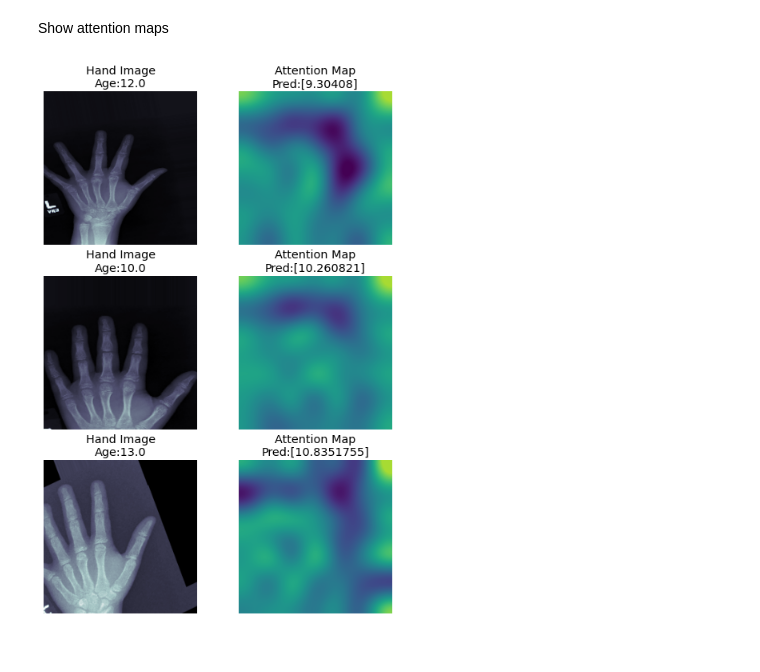
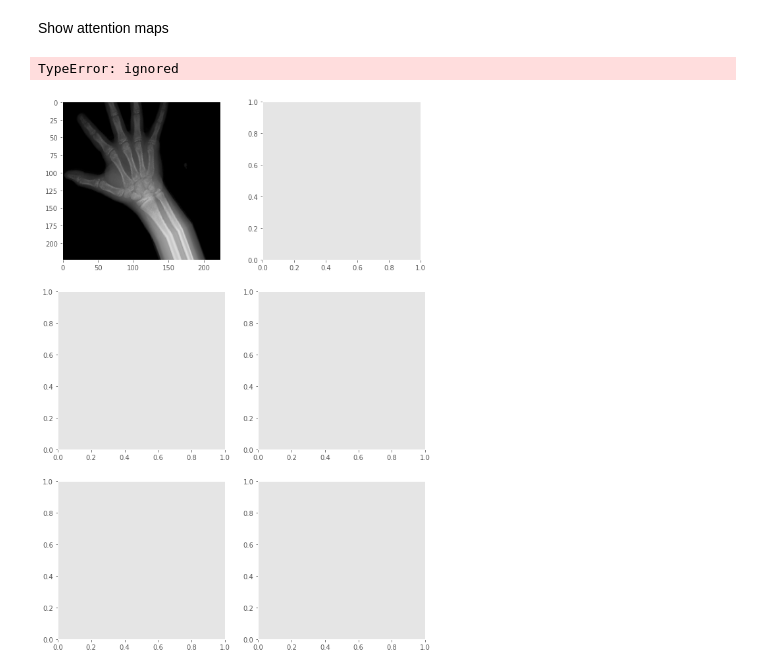
Before and after one commit to tommilotta/BoneAgePrediction, a Jupyter notebook: regression_model.ipynb, the cells around one changed output. Drawn from its saved outputs; the diff is of its cells as text; code cells hidden in the pictures.

Commit message:
Added self implemented callbacks + training

```diff
--- a/regression_model.ipynb
+++ b/regression_model.ipynb
@@ -135,0 +202,5 @@ val_steps = int(np.ceil(validation_df.shape[0] / batch_size))
+# %%
+train_df['image'] = train_df['image'].map(lambda p: 'boneage-training-dataset-masked/' + p.split('/')[-1])
+validation_df['image'] = validation_df['image'].map(lambda p: 'boneage-validation-dataset-masked/' + p.split('/')[-1])
+test_df['image'] = test_df['image'].map(lambda p: 'boneage-test-dataset-masked/' + p.split('/')[-1])
+train_df.loc[1000, 'image']
@@ -192,14 +249,9 @@ def mae_in_months(x, y):
 # %% [markdown]
 Create the callbacks for the fit function
 # %%
-from tensorflow.keras.callbacks import ModelCheckpoint, EarlyStopping, ReduceLROnPlateau
-
-# weight_path = path + 'models_checkpoints/'+ "{}_weights.best.hdf5".format('incV4') # change the name
-# checkpoint = ModelCheckpoint(weight_path, monitor='val_loss', verbose=1,
-#     save_best_only=True, mode='min', save_weights_only=True)
+from keras.callbacks import ModelCheckpoint, EarlyStopping, ReduceLROnPlateau, CSVLogger
 
 early_stopping = EarlyStopping(monitor='val_loss', min_delta=0, patience=5, verbose=0, mode='auto')
 reduce_lr = ReduceLROnPlateau(monitor='val_loss', factor=0.1, patience=10, verbose=0, mode='auto',
                                 min_delta=0.0001, cooldown=0, min_lr=0)
-
-# callbacks = [checkpoint, early_stopping, reduce_lr]
+csv_logger = CSVLogger('/content/drive/My Drive/Colab Notebooks/Human Data Analytics/HDA_Project/training.log', append=True)
@@ -598,3 +766,3 @@ def Attention_vgg16(img_shape):
 # %%
-attention_model = Attention_vgg16((IMG_SIZE, IMG_SIZE, 3))
+# attention_model = Attention_vgg16((IMG_SIZE, IMG_SIZE, 3))
 attention_model.compile(loss='mse', optimizer='adam', metrics=[mae_in_months])
@@ -610,7 +785,7 @@ val_gen = datagen_val.flow_from_dataframe(dataframe=validation_df,
 weight_path = path + 'models_checkpoints/'+ "{}_weights.best.hdf5".format('attention')
 checkpoint = ModelCheckpoint(weight_path, monitor='val_loss', verbose=1, save_best_only=True,
                              mode='min', save_weights_only=True)
-callbacks = [checkpoint, early_stopping, reduce_lr]
+callbacks = [csv_logger, checkpoint, reduce_lr]
 
-attention_model.fit(train_gen, validation_data=val_gen, epochs=1, callbacks=callbacks)
+attention_model.fit(train_gen, validation_data=val_gen, epochs=50, callbacks=callbacks)
 # %% [output]
@@ -621,24 +822,42 @@ Show attention maps
 # %%
 import keras.backend as K
 
-attn_func = K.function(inputs = [attention_model.layers[0].get_input_at(0)], outputs = [attn_layer.get_output_at(0)])
+attn_func = K.function(inputs = [attention_model.layers[0].get_input_at(0)], outputs = [attention_model.layers[5].get_output_at(0)])
 
 fig, axs = plt.subplots(3, 2, figsize = (10, 15))
-[ax.axis('off') for ax in axs.flatten()]
+# [ax.axis('off') for ax in axs.flatten()]
 
-img_batch, val_batch = next(train_gen)
+# img_batch, val_batch = next(train_gen)
+img_batch, val_batch = train_gen[0]
 attn_img_batch = attn_func([img_batch])[0]
-for i, (img_ax, attn_ax) in zip([0, 1, 2], m_axs):
+for i in [0, 1, 2]:
     img = img_batch[i]
     val = val_batch[i]
     attn_img = attn_img_batch[i]
-    img_ax.imshow(img[:,:,0], cmap = 'bone')
-    attn_ax.imshow(attn_img[:, :, 0], cmap = 'viridis', vmin = 0, vmax = 1,
-                   interpolation = 'lanczos')
+    # img_ax.imshow(img[:,:,0], cmap = 'bone')
+    # axs[i][2*i + 1].imshow(attn_img[:, :, 0], cmap = 'viridis', vmin = 0, vmax = 1, interpolation = 'lanczos')
+    axs[i][2*i].imshow(img)
+    axs[i][2*i + 1].imshow(attn_img, cmap='viridis')
+    axs[i][2*i].axis('off')
+    axs[i][2*i + 1].axis('off')
 
-    g_truth = std_bone_age * y + mean_bone_age
-    img_ax.set_title('Original image\n ground truth:{}'.format(g_truth/12))
-    pred = std_bone_age * attention_model.predict(img) + mean_bone_age
-    attn_ax.set_title('Attention Map\n prediction:{}'.format(pred[i]/12))
+    # g_truth = std_bone_age * val + mean_bone_age
+    # axs[i][2*i].set_title('Original image\n ground truth:{}'.format(g_truth/12))
+    # pred = std_bone_age * attention_model.predict(img) + mean_bone_age
+    # axs[i][2*i + 1].set_title('Attention Map\n prediction:{}'.format(pred[i]/12))
+
+# for i, (img_ax, attn_ax) in zip([0, 1, 2], axs):
+#     img = img_batch[i]
+#     val = val_batch[i]
+#     attn_img = attn_img_batch[i]
+#     # img_ax.imshow(img[:,:,0], cmap = 'bone')
+#     img_ax.imshow(img)
+#     attn_ax.imshow(attn_img[:, :, 0], cmap = 'viridis', vmin = 0, vmax = 1, interpolation = 'lanczos')
+
+#     g_truth = std_bone_age * val + mean_bone_age
+#     img_ax.set_title('Original image\n ground truth:{}'.format(g_truth/12))
+#     pred = std_bone_age * attention_model.predict(img) + mean_bone_age
+#     attn_ax.set_title('Attention Map\n prediction:{}'.format(pred[i]/12))
 # %% [output]
+TypeError: ignored
-[figure, old version]
+[figure, new version]
```
Also changed, not shown: parts of 54 cells of this notebook.
